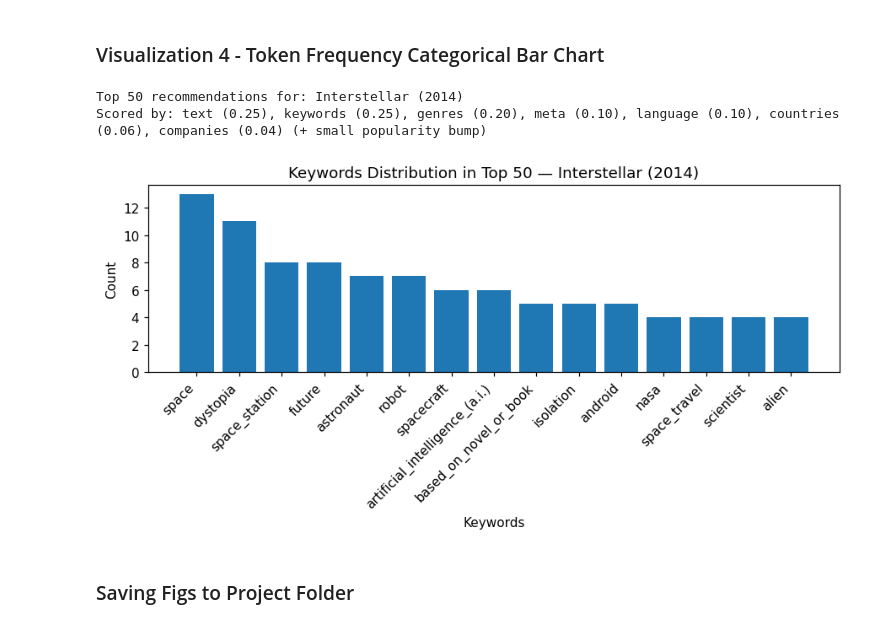
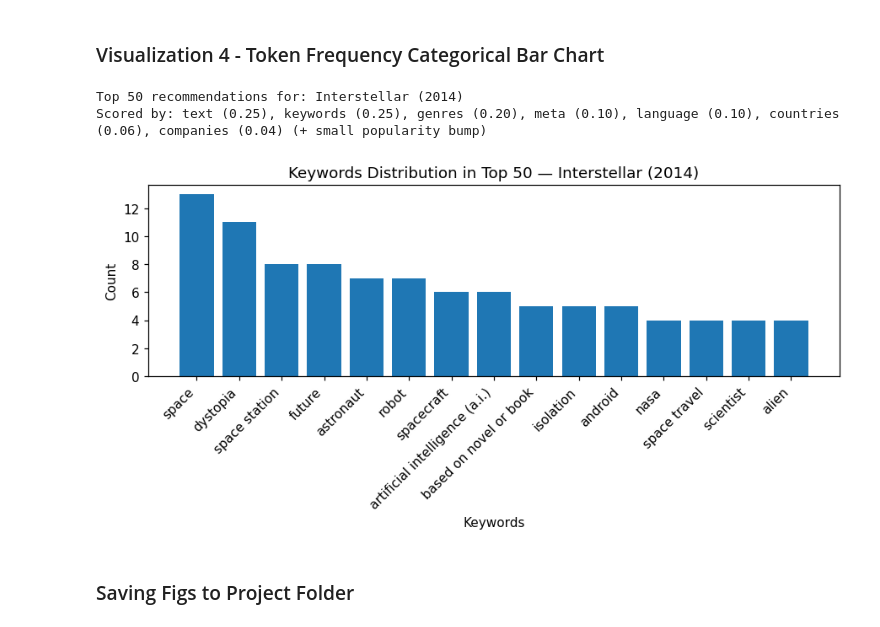
Before and after one commit to isabellagura/next2watch, a Jupyter notebook: notebooks/exploration.ipynb, the cells around one changed output. Drawn from its saved outputs; the diff is of its cells as text; code cells hidden in the pictures.

Commit message:
Clean up code for consistency

```diff
--- a/notebooks/exploration.ipynb
+++ b/notebooks/exploration.ipynb
@@ -1437,10 +1439,10 @@ Index(['id', 'title', 'vote_average', 'vote_count', 'release_date', 'revenue',
 # %%
 # Create columns for release year and decade
 _rd = pd.to_datetime(movies_clean['release_date'], errors='coerce')
-yr = _rd.dt.year.astype('Int64')
-dec = ((yr // 10) * 10).astype('Int64') # e.g., 1994 -> 1990
+year = _rd.dt.year.astype('Int64')
+dec = ((year // 10) * 10).astype('Int64') # e.g., 1994 -> 1990
 
-movies_clean['release_year'] = yr
+movies_clean['release_year'] = year
 movies_clean['release_decade'] = dec.astype('Int64')
 # %%
 # Create columns for short/feature flags (Academy-style: short <= 40m)
@@ -1782,6 +1796,6 @@ def compute_similarities(base_pos):
 # %%
 # Movie recommender (cosine + small popularity bump)
-def recommend(title, top_n=10, as_percent=False, layout="grader", pretty=True):
+def recommend(title, top_n=10, as_percent=False, layout='grader', pretty=True):
     # layout: "grader" (more technical column order) or "user" (friendlier column order)
 
     display_cols = ['title','similarity','release_year','genres_norm','keywords_norm','original_language']
@@ -1796,22 +1810,15 @@ def recommend(title, top_n=10, as_percent=False, layout="grader", pretty=True):
     sims = compute_similarities(base_pos)
 
     # weighted blend
-    score = (0.25 * sims['text'] +
-             0.25 * sims['keyword'] +
-             0.20 * sims['genre'] +
-             0.12 * sims['meta'] +
-             0.08 * sims['lang'] +
-             0.06 * sims['country'] +
-             0.04 * sims['company'])
-
-    # don't recommend the same movie
-    score[base_pos] = -1.0
+    score = sum(WEIGHTS[k] * sims[k] for k in WEIGHTS)
 
     # small popularity bump
     pop = ml_df['popularity'].to_numpy(dtype='float64')
     pop_min, pop_max = np.nanmin(pop), np.nanmax(pop)
     pop_scaled = (pop - pop_min) / (pop_max - pop_min + 1e-9)
     score = score + 0.05 * pop_scaled
+
+    # exclude the same movie in rec results
     score[base_pos] = -1.0
 
     # top-N by score
@@ -1878,8 +1885,8 @@ def _base_title(title):
     if base_index is None:
         return title, base_index, base_pos
     row = ml_df.loc[base_index]
-    yr = int(row['release_year']) if pd.notna(row['release_year']) else None
-    base_title = f"{row['title']} ({yr})" if yr else f"{row['title']}"
+    year = int(row['release_year']) if pd.notna(row['release_year']) else None
+    base_title = f"{row['title']} ({year})" if year else f"{row['title']}"
     return base_title, base_index, base_pos
 # %% [markdown]
 ### Visualization 1 - Top-N Recommendation Scores Bar Chart
@@ -2076,49 +2089,48 @@ Scored by: text (0.25), keywords (0.25), genres (0.20), meta (0.10), language (0
 # Streamlit
 from collections import Counter
 
-def plot_dist_fig(title, top_n=50, by="keywords", top_tokens=15, figsize=(8,4), dpi=110):
+def plot_dist_fig(title, top_n=50, by='keywords', top_tokens=15, figsize=(8,4), dpi=110):
     base_title, _, _ = _base_title(title)
 
-    col = {"keywords": "Keywords", "genres": "Genres"}.get(str(by).strip().lower())
+    col = {'keywords': 'Keywords', 'genres': 'Genres'}.get(str(by).strip().lower())
     if col is None:
         return None
 
     recs = recommend(title, top_n=top_n, pretty=True)
-    if col not in recs.columns or recs.empty:
+    if col is None or col not in recs.columns:
         return None
 
-    # explode comma-separated tokens
+    # split comma-separated tokens
     items = []
-    for v in recs[col].fillna("").astype(str):
-        items.extend([t.strip() for t in v.split(",") if t.strip()])
+    for v in recs[col].fillna('').astype(str).str.replace('_', ' ', regex=False):
+        items.extend([t.strip() for t in v.split(',') if t.strip()])
 
     counts = Counter(items)
     if not counts:
         return None
 
     labels, nums = zip(*counts.most_common(top_tokens))
 
     fig, ax = plt.subplots(figsize=figsize, dpi=dpi, constrained_layout=True)
 
     ax.bar(range(len(nums)), nums)
-    ax.set_xticks(range(len(labels)))
-    ax.set_xticklabels(labels, rotation=45, ha='right')
+    ax.set_xticks(range(len(labels)), labels, rotation=45, ha='right')
     ax.set_xlabel(col)
-    ax.set_ylabel("Count")
+    ax.set_ylabel('Count')
     ax.set_title(f"{col} Distribution in Top {top_n} — {base_title}")
 
     plt.close(fig)
     return fig
 
     # plt.show() # for Notebook / comment out for Streamlit
     # plt.close(fig) (uncomment for Streamlit)
     # return fig (uncomment for Streamlit)
 
-plot_dist_fig("Interstellar", by="keywords")
+plot_dist_fig("Interstellar", by='keywords')
 # %% [output]
 Top 50 recommendations for: Interstellar (2014)
 Scored by: text (0.25), keywords (0.25), genres (0.20), meta (0.10), language (0.10), countries (0.06), companies (0.04) (+ small popularity bump)
-[figure, old version]
+[figure, new version]
 # %% [markdown]
 ### Saving Figs to Project Folder
 # %%
```
Also changed, not shown: parts of 12 cells of this notebook, 1 other file.
